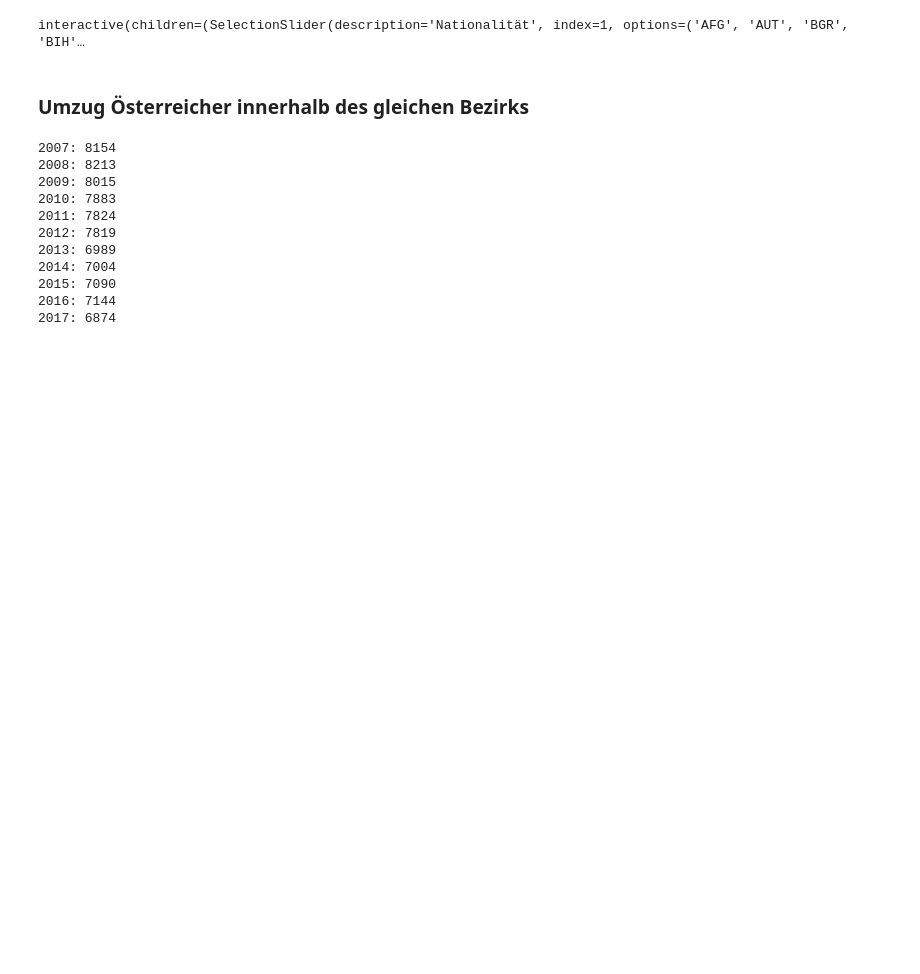
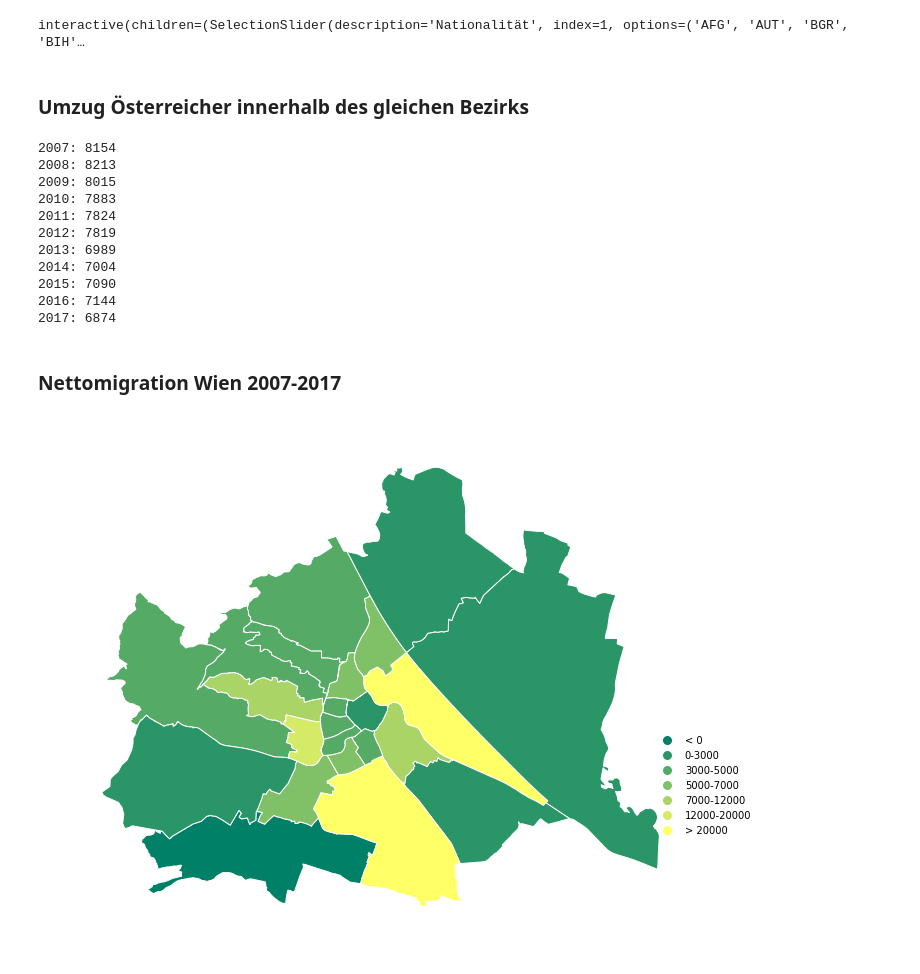
Before and after one commit to jKritz/migration-wien, a Jupyter notebook: ViennaMigration.ipynb, the cells around one changed output. Drawn from its saved outputs; the diff is of its cells as text; code cells hidden in the pictures; blank space fills up the shorter version.

```diff
--- a/ViennaMigration.ipynb
+++ b/ViennaMigration.ipynb
@@ -201,3 +204,27 @@ for y in yr:
 2015: 7090
 2016: 7144
 2017: 6874
+# %%
+gdf=gpd.read_file('map/BEZIRKSGRENZEOGDPolygon.shp')
+gdf['bezkey']= gdf.STATAUSTR0.apply(lambda x: int(x)-1)
+# %%
+df=pd.read_csv('vie_215.csv',sep=';',skiprows=1)
+# %%
+mig=df.groupby('DISTRICT_CODE').sum() ['MIG_NET_TOTAL']
+mig_net=pd.merge(gdf,mig,left_on='bezkey',right_on='DISTRICT_CODE')
+# %% [markdown]
+### Nettomigration Wien 2007-2017
+# %%
+import mapclassify as mc
+scheme = mc.Fisher_Jenks(mig_net.MIG_NET_TOTAL, k=7)
+gplt.choropleth(
+    mig_net, hue='MIG_NET_TOTAL', projection=gcrs.AlbersEqualArea(),
+    edgecolor='white', linewidth=1,
+    cmap='summer', legend=True, legend_kwargs={'loc': 'lower left',
+                                              'bbox_to_anchor': (0.9, 0.2),
+                                               'frameon': False},
+    scheme=scheme,
+    legend_labels=['< 0','0-3000','3000-5000','5000-7000','7000-12000','12000-20000','> 20000'],
+    figsize=(12,12));
+# %% [output]
+[figure, added]
```
Also changed, not shown: parts of 1 cell of this notebook, 7 other files.
